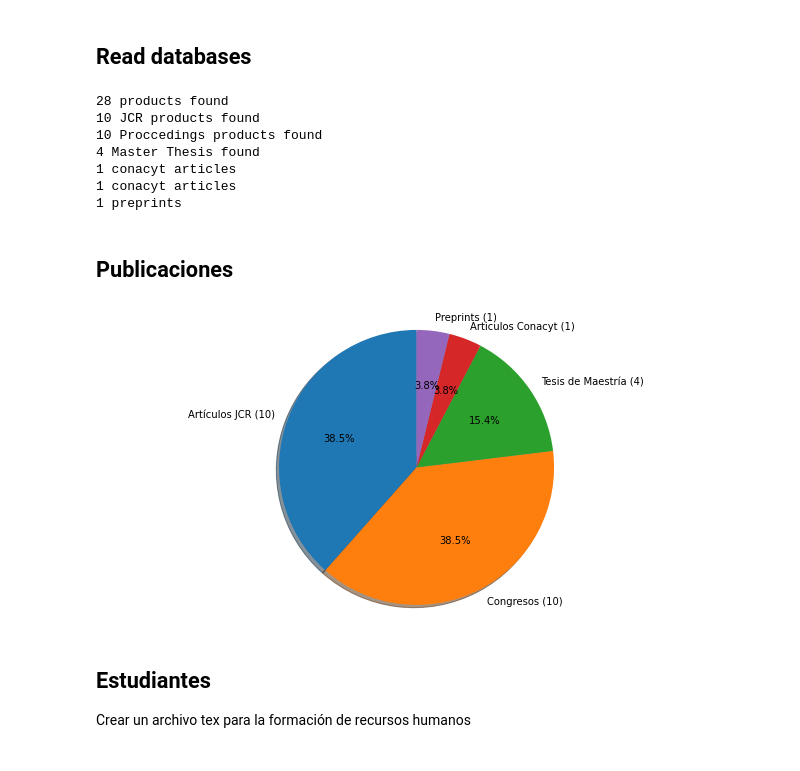
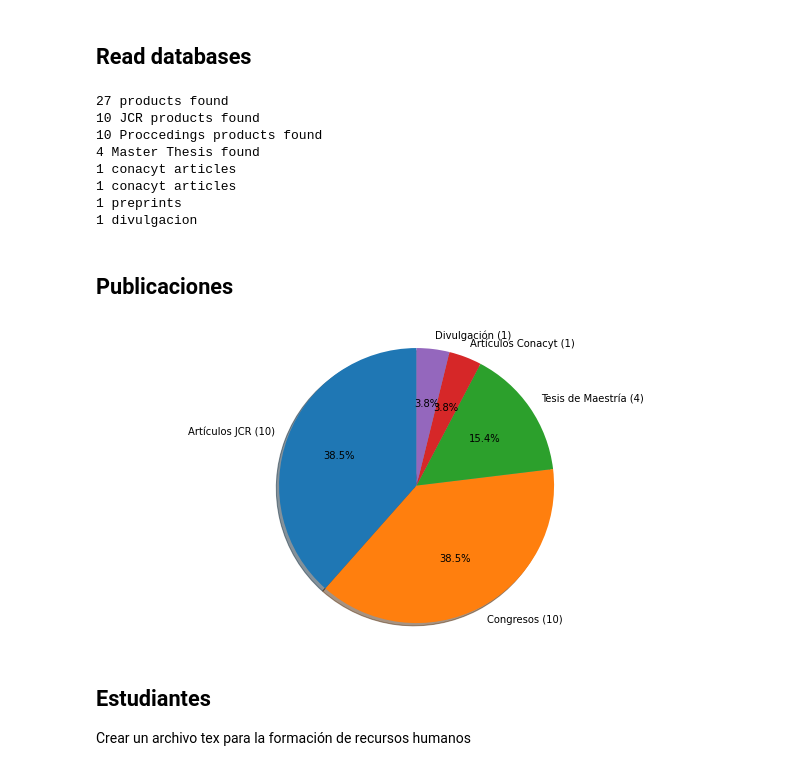
Before and after one commit to irvingvasquez/auto_report, a Jupyter notebook: reports/full_cv/text_generator.ipynb, the cells around one changed output. Cells and saved outputs as stored; diff of their text form; code cells hidden in the pictures.

Commit message:
divulgacion added

```diff
--- a/reports/full_cv/text_generator.ipynb
+++ b/reports/full_cv/text_generator.ipynb
@@ -146,14 +145,16 @@ print(f"{count_mt} Master Thesis found")
 print(f"{count_cona} conacyt articles")
 print(f"{count_cona} conacyt articles")
 print(f"{count_preprint} preprints")
+print(f"{count_divul} divulgacion")
 # %% [output]
-28 products found
+27 products found
 10 JCR products found
 10 Proccedings products found
 4 Master Thesis found
 1 conacyt articles
 1 conacyt articles
 1 preprints
+1 divulgacion
 # %%
 # list products between dates
 #count_activ = 0
@@ -183,38 +184,42 @@ publicaciones = []
 if count_jcr > 0:
     publicaciones.append(count_jcr)
     labels.append(f"Artículos JCR ({str(count_jcr)})")
 
 if count_proc > 0:
     publicaciones.append(count_proc)
     labels.append(f"Congresos ({str(count_proc)})")
 
 if count_mt > 0:
     publicaciones.append(count_mt)
     labels.append(f"Tesis de Maestría ({str(count_mt)})")
 
 if count_cona > 0:
     publicaciones.append(count_cona)
-    labels.append(f"Articulos Conacyt ({str(count_cona)})")
+    labels.append(f"Artículos Conacyt ({str(count_cona)})")
 
-if count_preprint > 0:
-    publicaciones.append(count_preprint)
-    labels.append(f"Preprints ({str(count_preprint)})")
+#if count_preprint > 0:
+#    publicaciones.append(count_preprint)
+#    labels.append(f"Preprints ({str(count_preprint)})")
+
+if count_divul > 0:
+    publicaciones.append(count_divul)
+    labels.append(f"Divulgación ({str(count_divul)})")
 
 #if count_otros > 0:
 #publicaciones.append(count_otros)
 #labels.append("Otros")
 
 fig, ax1 = plt.subplots(figsize=(9, 4.5), subplot_kw=dict(aspect="equal"))
 
 ax1.pie(publicaciones, labels=labels, autopct='%1.1f%%',
         shadow=True, startangle=90)
 # Equal aspect ratio ensures that pie is drawn as a circle
 ax1.axis('equal')
 plt.tight_layout()
 plt.savefig("text/products.pdf", format='pdf')
 plt.show()
 # %% [output]
-[figure, old version]
+[figure, new version]
 # %%
 # Crear un archivo .tex para la producción científica
 # Articulos JCR
```
Also changed, not shown: parts of 3 cells of this notebook, 6 other files.
